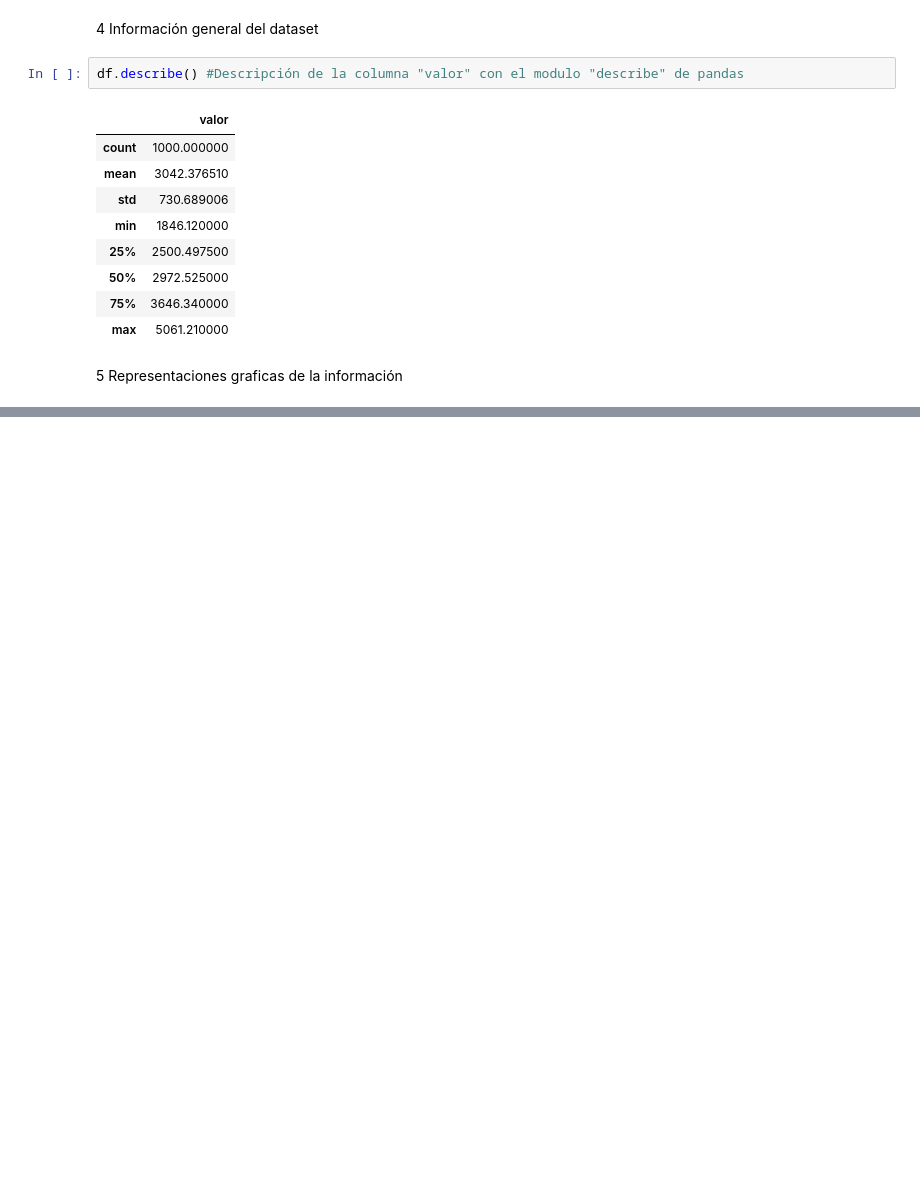
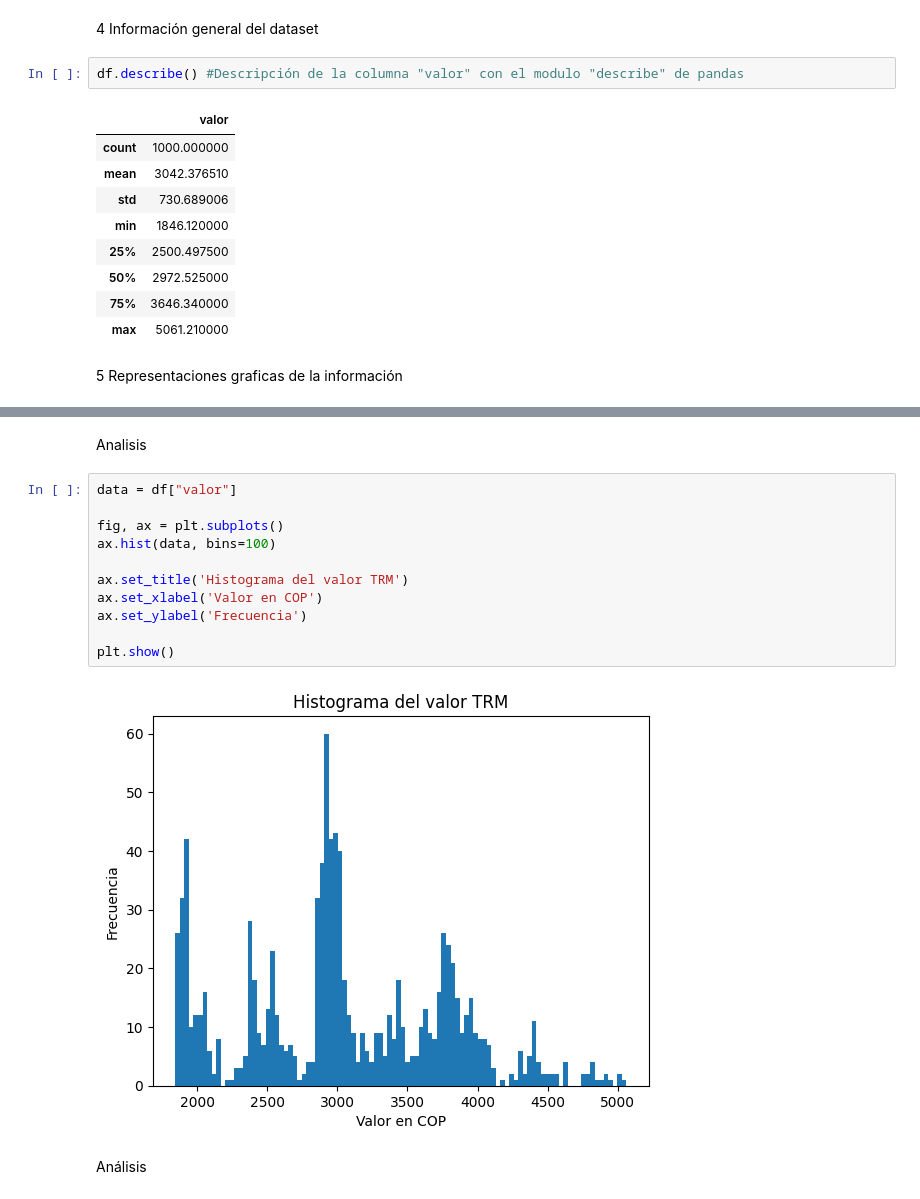
Before and after one commit to CarlsoCast/TALLER-VALENTINA, a Jupyter notebook: TALLER 10.ipynb, the cells around one changed output, grey strips where cells are left out. Cells and saved outputs as stored; diff of their text form; blank space fills up the shorter version.

```diff
--- a/TALLER 10.ipynb
+++ b/TALLER 10.ipynb
@@ -69,0 +86,17 @@ df.describe() #Descripción de la columna "valor" con el modulo "describe" de pa
+# %% [markdown]
+Analisis
+# %%
+data = df["valor"]
+
+fig, ax = plt.subplots()
+ax.hist(data, bins=100)
+
+ax.set_title('Histograma del valor TRM')
+ax.set_xlabel('Valor en COP')
+ax.set_ylabel('Frecuencia')
+
+plt.show()
+# %% [output]
+[figure, added]
+# %% [markdown]
+Análisis
```
Also changed, not shown: parts of 2 cells of this notebook.
